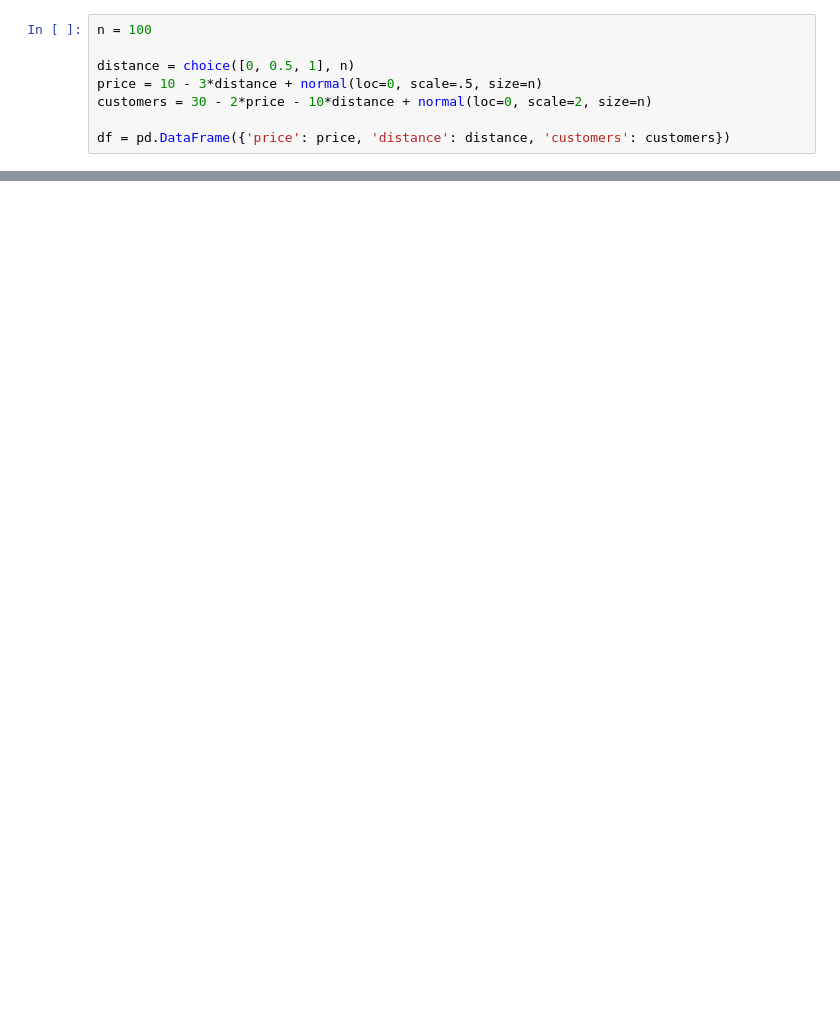
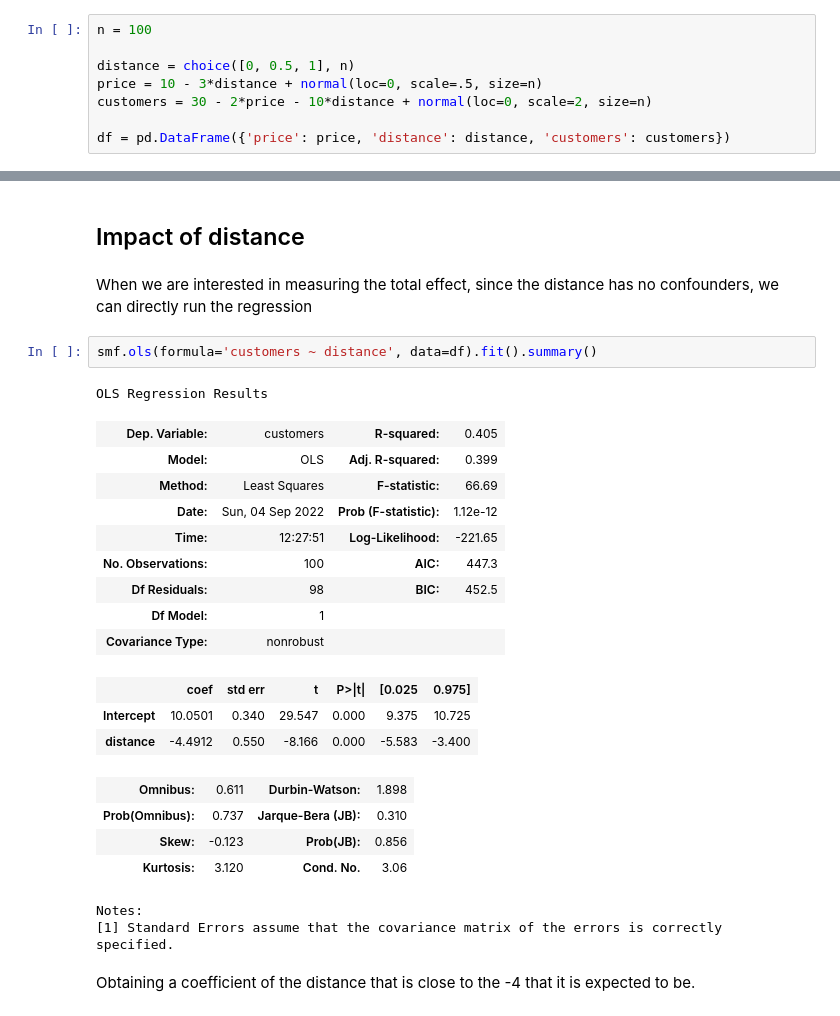
Before and after one commit to aleixrvr/CausalInference4DataScience, a Jupyter notebook: exercises/chapter 6/simulating a pricing problem.ipynb, the cells around one changed output, grey strips where cells are left out. Cells and saved outputs as stored; diff of their text form; blank space fills up the shorter version.

```diff
--- a/exercises/chapter 6/simulating a pricing problem.ipynb
+++ b/exercises/chapter 6/simulating a pricing problem.ipynb
@@ -43,0 +75,28 @@ Notes:
+# %% [markdown]
+## Impact of distance
+# %% [markdown]
+When we are interested in measuring the total effect, since the distance has no confounders, we can directly run the regression
+# %%
+smf.ols(formula='customers ~ distance', data=df).fit().summary()
+# %% [output]
+OLS Regression Results
+| Dep. Variable: | customers | R-squared: | 0.405 |
+| Model: | OLS | Adj. R-squared: | 0.399 |
+| Method: | Least Squares | F-statistic: | 66.69 |
+| Date: | Sun, 04 Sep 2022 | Prob (F-statistic): | 1.12e-12 |
+| Time: | 12:27:51 | Log-Likelihood: | -221.65 |
+| No. Observations: | 100 | AIC: | 447.3 |
+| Df Residuals: | 98 | BIC: | 452.5 |
+| Df Model: | 1 |  |  |
+| Covariance Type: | nonrobust |  |  |
+|  | coef | std err | t | P>|t| | [0.025 | 0.975] |
+| Intercept | 10.0501 | 0.340 | 29.547 | 0.000 | 9.375 | 10.725 |
+| distance | -4.4912 | 0.550 | -8.166 | 0.000 | -5.583 | -3.400 |
+| Omnibus: | 0.611 | Durbin-Watson: | 1.898 |
+| Prob(Omnibus): | 0.737 | Jarque-Bera (JB): | 0.310 |
+| Skew: | -0.123 | Prob(JB): | 0.856 |
+| Kurtosis: | 3.120 | Cond. No. | 3.06 |
+Notes:
+[1] Standard Errors assume that the covariance matrix of the errors is correctly specified.
+# %% [markdown]
+Obtaining a coefficient of the distance that is close to the -4 that it is expected to be.
```
Also changed, not shown: parts of 10 cells of this notebook, 2 other files.
